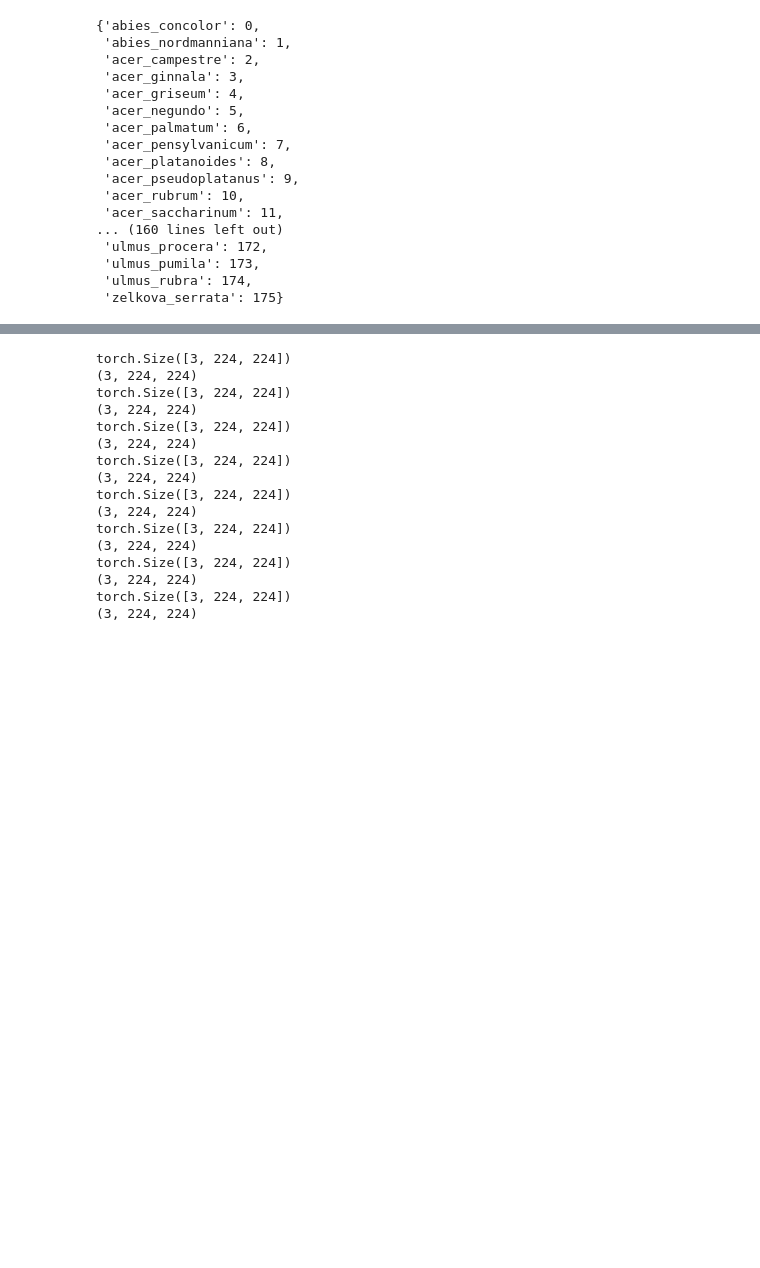
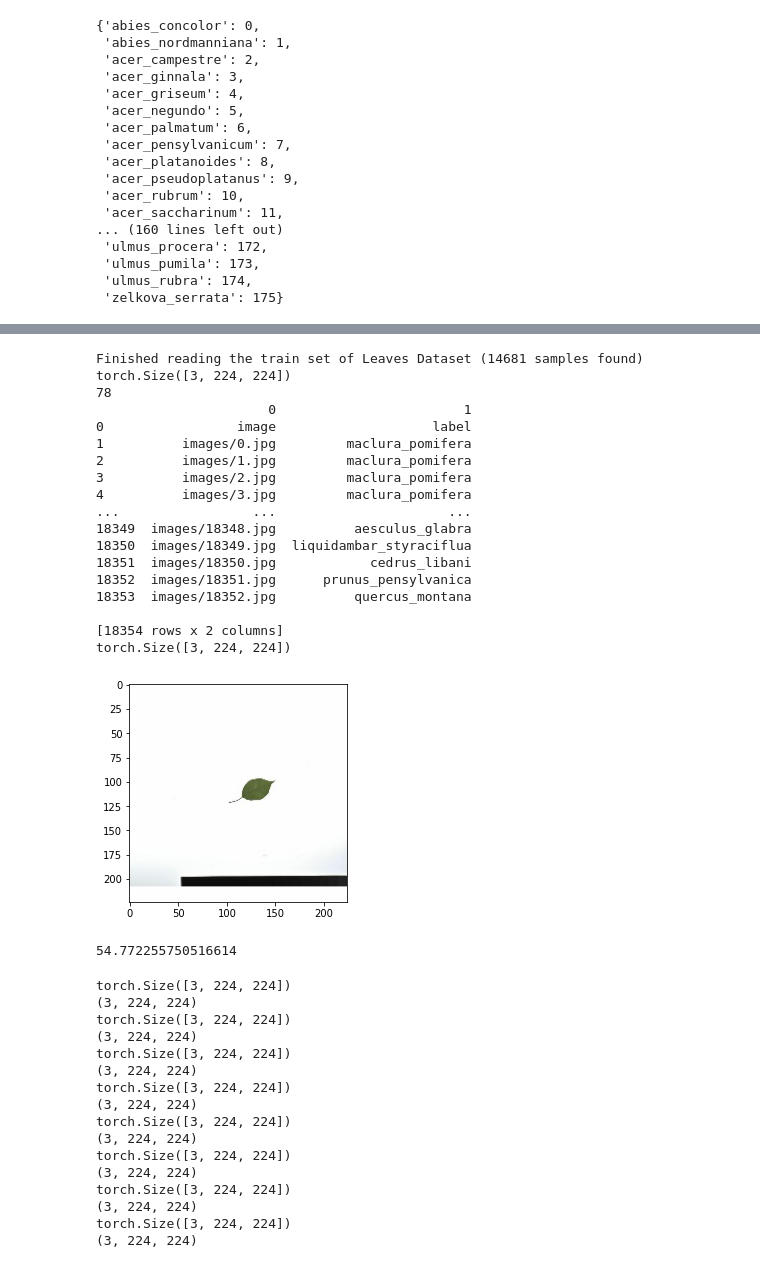
Before and after one commit to 2714830587-xh/CLRS-GG, a Jupyter notebook: Kaggle_dataloader.ipynb, the cells around one changed output, grey strips where cells are left out. Saved outputs shown, nothing was run; the diff lists cells and outputs as text; code cells hidden in the pictures; blank space fills up the shorter version.

```diff
--- a/Kaggle_dataloader.ipynb
+++ b/Kaggle_dataloader.ipynb
@@ -251,3 +302,57 @@ Finished reading the test set of Leaves Dataset (8800 samples found)
+# %%
+train_path = '/content/drive/MyDrive/Kaggle/train.csv'
+test_path = '/content/drive/MyDrive/Kaggle/test.csv'
+# csv文件中已经images的路径了，因此这里只到上一级目录
+img_path = '/content/drive/MyDrive/Kaggle/'
+
+train_dataset = LeavesData_2(train_path, img_path, mode='train')
+img, target = train_dataset[0]
+print(img.shape)  # torch.Size([3, 32, 32]) 单张图片的尺寸和通道数
+print(target)  # 输出为 3b
+print(train_dataset.data_info)
+def imshow(img):
+    # img = img / 2 + 0.5  # unnormalize
+    img=img  #不做处理
+    npimg = img.numpy()
+    print(img.shape)
+    plt.imshow(np.transpose(npimg, (1, 2, 0)))
+    # plt.imshow(np.transpose(npimg, (1, 2, 0)))
+    plt.show()
+imshow(img)
+# plt.show()
+# # get some random training images
+# # 制作的迭代器
+# dataiter = iter(train_loader)
+# images, labels = dataiter.next()
+# imshow(torchvision.utils.make_grid(images))
+# plt.show()
+# print('GroundTruth: ', ' '.join('%5s' % classes[labels[j]] for j in range(4)))
+# %% [output]
+Finished reading the train set of Leaves Dataset (14681 samples found)
+torch.Size([3, 224, 224])
+78
+                      0                        1
+0                 image                    label
+1          images/0.jpg         maclura_pomifera
+2          images/1.jpg         maclura_pomifera
+3          images/2.jpg         maclura_pomifera
+4          images/3.jpg         maclura_pomifera
+...                 ...                      ...
+18349  images/18348.jpg          aesculus_glabra
+18350  images/18349.jpg  liquidambar_styraciflua
+18351  images/18350.jpg            cedrus_libani
+18352  images/18351.jpg      prunus_pensylvanica
+18353  images/18352.jpg          quercus_montana
+
+[18354 rows x 2 columns]
+torch.Size([3, 224, 224])
+[figure, added]
+# %%
+import math
+x=math.sqrt(3000)
+print(x)
+# %% [output]
+54.772255750516614
 # %%
 batch_size=8
 num_workers=4
```
Also changed, not shown: parts of 6 cells of this notebook.
